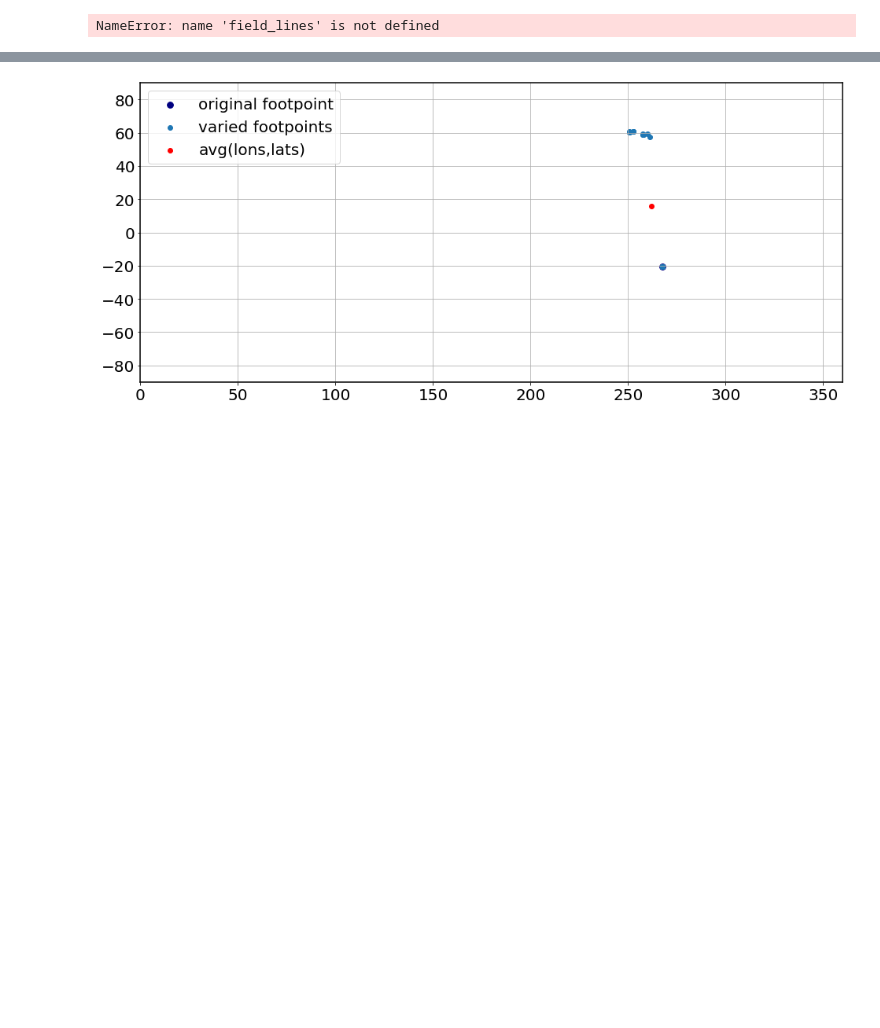
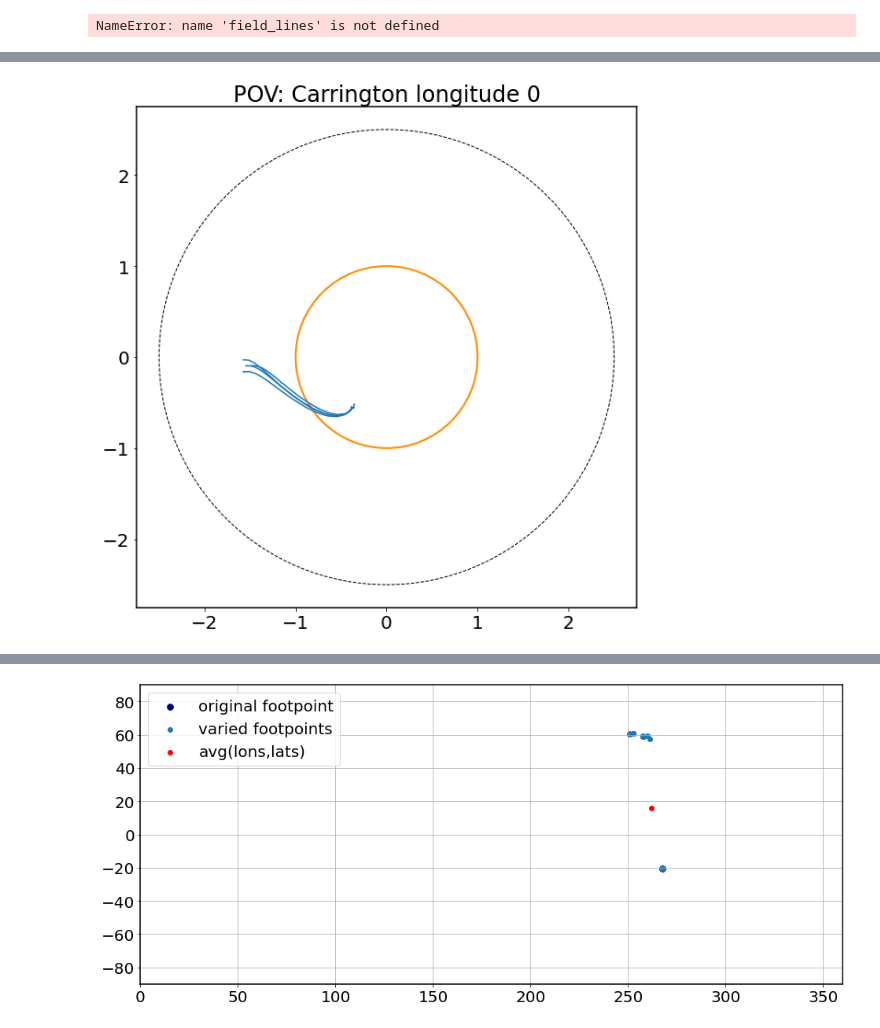
Before and after one commit to Christian-Palmroos/sub_pfss_analysis_notebook, a Jupyter notebook: pfsspy_backmap_SS_footpoint_gg.ipynb, the cells around one changed output, grey strips where cells are left out. Cells and saved outputs as stored; diff of their text form; code cells hidden in the pictures; blank space fills up the shorter version.

```diff
--- a/pfsspy_backmap_SS_footpoint_gg.ipynb
+++ b/pfsspy_backmap_SS_footpoint_gg.ipynb
@@ -897,3 +978,8 @@ flines = symlog_pspiral(u, d, lon, lat, hmimap=output,
+# %%
+draw_fieldlines(flines, frame='yz', save=False)
+#
+# %% [output]
+[figure, added]
 # %%
 def field_line_accuracy(flines):
     '''
```
Also changed, not shown: parts of 5 cells of this notebook.
